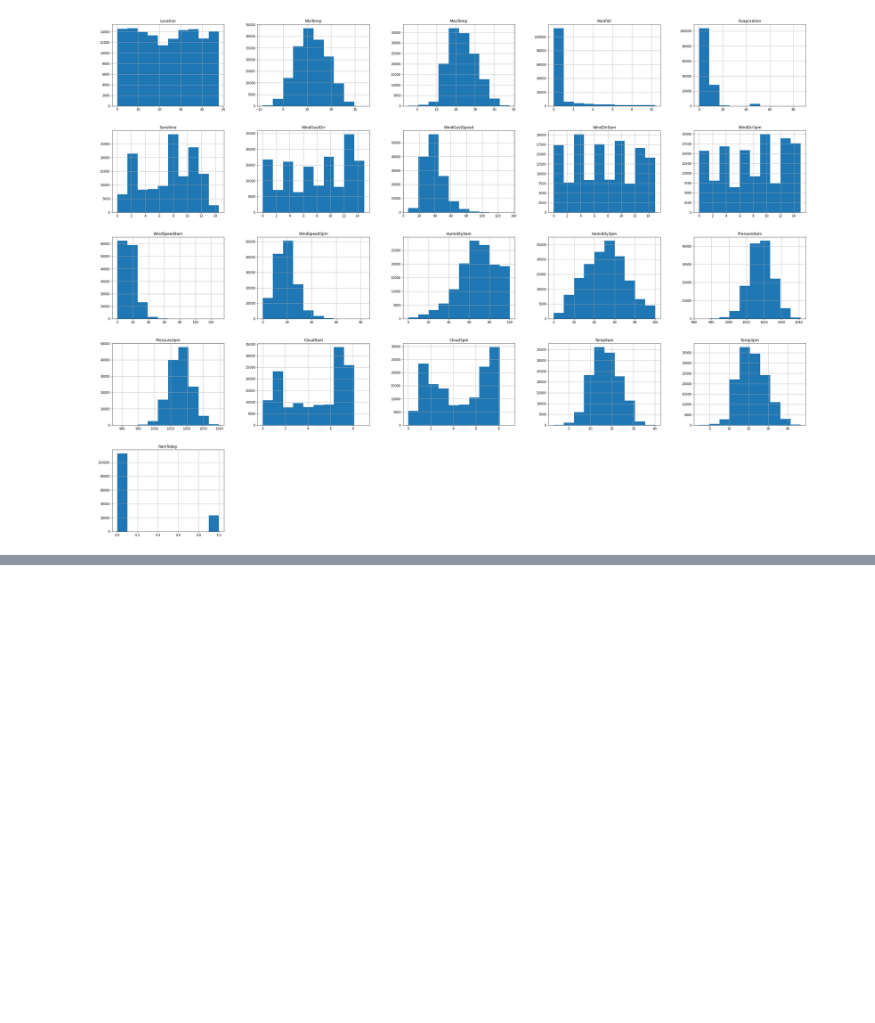
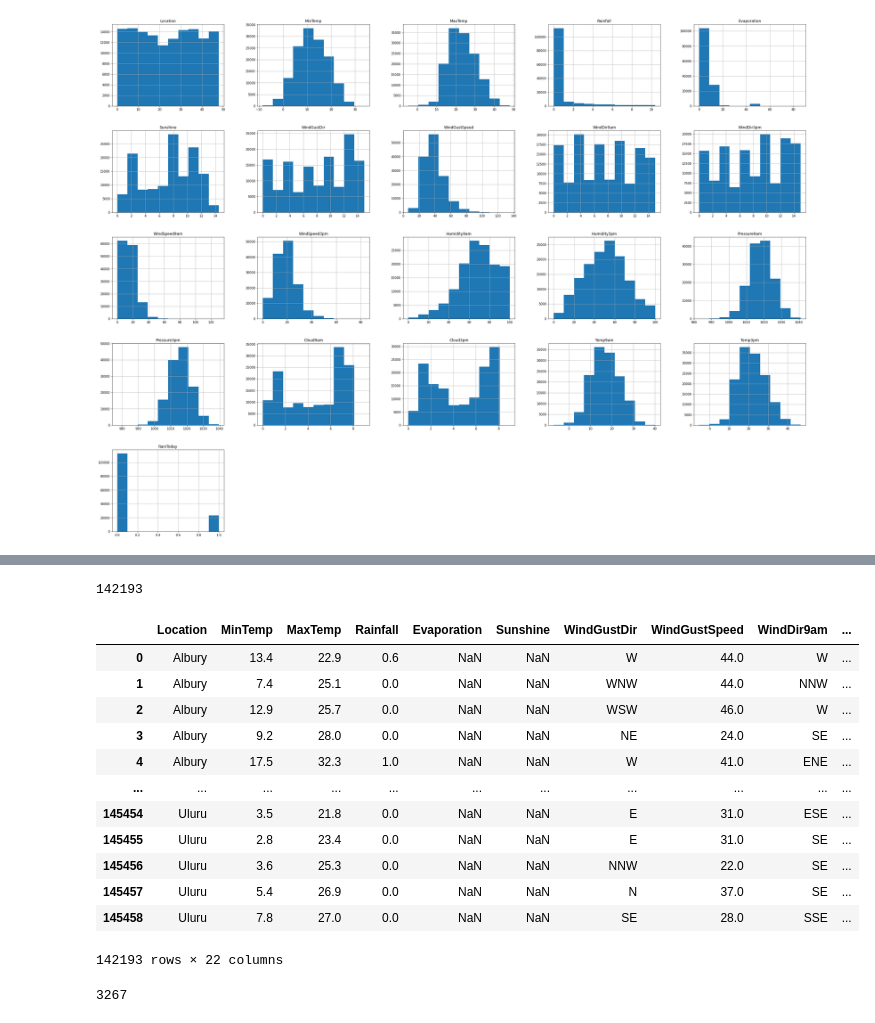
Before and after one commit to NileshCT/Linear_Regression_Modelling, a Jupyter notebook: Classification_Modelling_WeatherAUSipynb.ipynb, the cells around one changed output, grey strips where cells are left out. Saved outputs shown, nothing was run; the diff lists cells and outputs as text; code cells hidden in the pictures; blank space fills up the shorter version.

```diff
--- a/Classification_Modelling_WeatherAUSipynb.ipynb
+++ b/Classification_Modelling_WeatherAUSipynb.ipynb
@@ -348,0 +523,30 @@ plt.show
+# %%
+#Creating list of all non null values in the target variable for spliting in train and test data.
+a=[]
+for i in range(df.shape[0]):
+  if i not in index_nan:
+    a.append(i)
+# %%
+len(a)
+# %% [output]
+142193
+# %%
+df.iloc[a]
+# %% [output]
+|  | Location | MinTemp | MaxTemp | Rainfall | Evaporation | Sunshine | WindGustDir | WindGustSpeed | WindDir9am | ... |
+| 0 | Albury | 13.4 | 22.9 | 0.6 | NaN | NaN | W | 44.0 | W | ... |
+| 1 | Albury | 7.4 | 25.1 | 0.0 | NaN | NaN | WNW | 44.0 | NNW | ... |
+| 2 | Albury | 12.9 | 25.7 | 0.0 | NaN | NaN | WSW | 46.0 | W | ... |
+| 3 | Albury | 9.2 | 28.0 | 0.0 | NaN | NaN | NE | 24.0 | SE | ... |
+| 4 | Albury | 17.5 | 32.3 | 1.0 | NaN | NaN | W | 41.0 | ENE | ... |
+| ... | ... | ... | ... | ... | ... | ... | ... | ... | ... | ... |
+| 145454 | Uluru | 3.5 | 21.8 | 0.0 | NaN | NaN | E | 31.0 | ESE | ... |
+| 145455 | Uluru | 2.8 | 23.4 | 0.0 | NaN | NaN | E | 31.0 | SE | ... |
+| 145456 | Uluru | 3.6 | 25.3 | 0.0 | NaN | NaN | NNW | 22.0 | SE | ... |
+| 145457 | Uluru | 5.4 | 26.9 | 0.0 | NaN | NaN | N | 37.0 | SE | ... |
+| 145458 | Uluru | 7.8 | 27.0 | 0.0 | NaN | NaN | SE | 28.0 | SSE | ... |
+142193 rows × 22 columns
+# %%
+len(index_nan)
+# %% [output]
+3267
```
Also changed, not shown: parts of 19 cells of this notebook.
